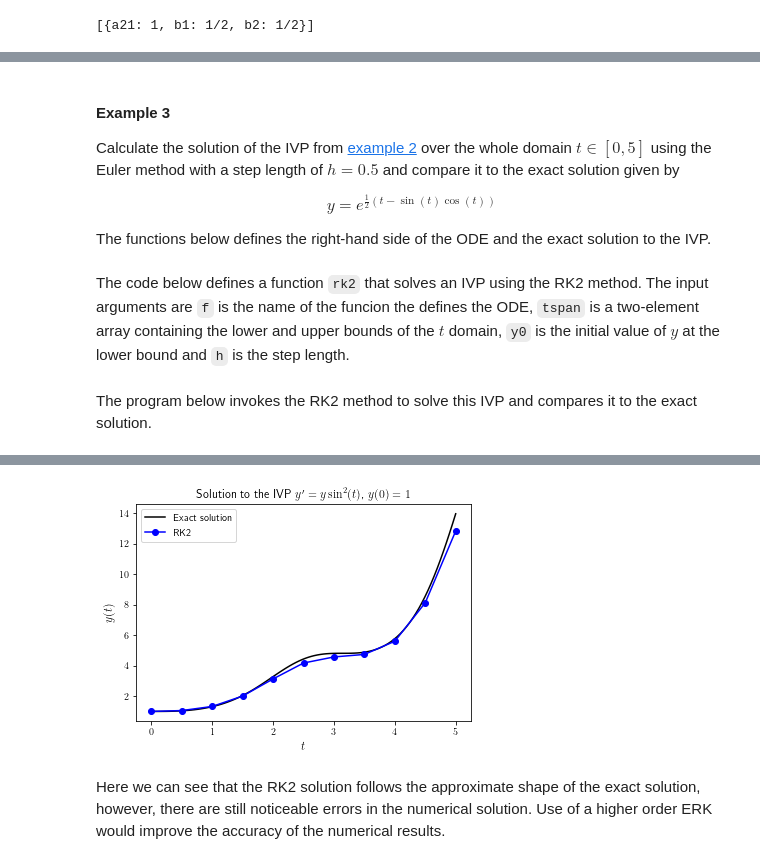
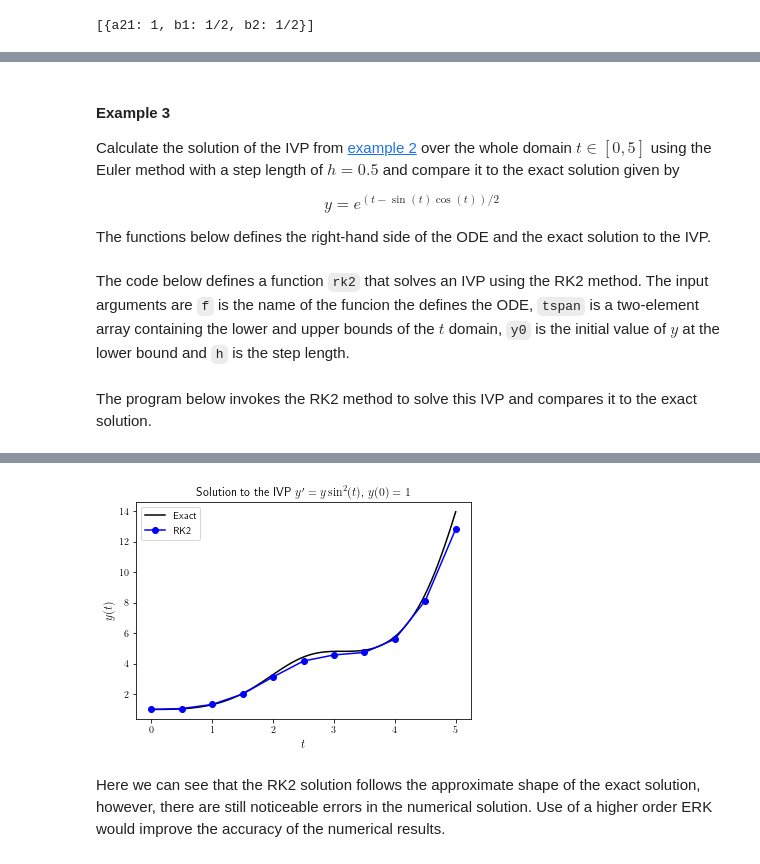
Before and after one commit to drjonshiach/ODEs, a Jupyter notebook: Python/runge_kutta_methods.ipynb, the cells around one changed output, grey strips where cells are left out. Drawn from its saved outputs; the diff is of its cells as text; code cells hidden in the pictures.

```diff
--- a/Python/runge_kutta_methods.ipynb
+++ b/Python/runge_kutta_methods.ipynb
@@ -230,7 +231,7 @@ Step 2: $t_1 = 0.5$ and $y_1 = 1.0575$
 
 Calculate the solution of the IVP from [example 2](#Example-2) over the whole domain $t\in [0,5]$ using the Euler method with a step length of $h=0.5$ and compare it to the exact solution given by
 
-$$y = e^{\frac{1}{2}(t - \sin(t)\cos(t))}$$
+$$y = e^{(t - \sin(t)\cos(t))/2}$$
 
 The functions below defines the right-hand side of the ODE and the exact solution to the IVP.
 # %%
@@ -241,7 +242,7 @@ def exact_sol(t):
     return np.exp(0.5 * (t - np.sin(t) * np.cos(t)))
 # %% [markdown]
 The code below defines a function `rk2` that solves an IVP using the RK2 method. The input arguments are `f` is the name of the funcion the defines the ODE, `tspan` is a two-element array containing the lower and upper bounds of the $t$ domain, `y0` is the initial value of $y$ at the lower bound and `h` is the step length.
-<a id="rk2"></a>
+<a id="rk2_code"></a>
 # %%
 def rk2(f, tspan, y0, h):
     '''
@@ -268,7 +268,6 @@ The program below invokes the RK2 method to solve this IVP and compares it to th
 # %%
 %matplotlib inline
 import numpy as np
-from astropy.table import Table
 import matplotlib.pyplot as plt
 from matplotlib import rc
 rc('text', usetex=True)
@@ -282,16 +281,15 @@ h = 0.5
 t, y = rk2(f, tspan, y0, h)
 
 # Output solution table
-table = Table([t, y, exact_sol(t)], names=('t', 'RK2', 'Exact'))
-table['RK2'].info.format = '0.4f'
-table['Exact'].info.format = '0.4f'
-print(table)
+print(' t     RK2    Exact\n' + '-' * 20)
+for n in range(len(t)):
+    print('{:3.2f} {:7.4f} {:7.4f}'.format(t[n], y[n], exact_sol(t[n])))
 
 # Plot solutions
 fig, ax = plt.subplots()
 
 t1 = np.linspace(tspan[0], tspan[1], 100)
-ax.plot(t1, exact_sol(t1), 'k-', label='Exact solution')
+ax.plot(t1, exact_sol(t1), 'k-', label='Exact')
 ax.plot(t, y, 'bo-', label='RK2')
 
 ax.set_title("Solution to the IVP $y'=y\sin^2(t)$, $y(0) = 1$")
@@ -317,4 +315,4 @@ plt.show()
-[figure, old version]
+[figure, new version]
 # %% [markdown]
 Here we can see that the RK2 solution follows the approximate shape of the exact solution, however, there are still noticeable errors in the numerical solution. Use of a higher order ERK would improve the accuracy of the numerical results.
 # %% [markdown]
```
Also changed, not shown: parts of 26 cells of this notebook, 30 other files.
